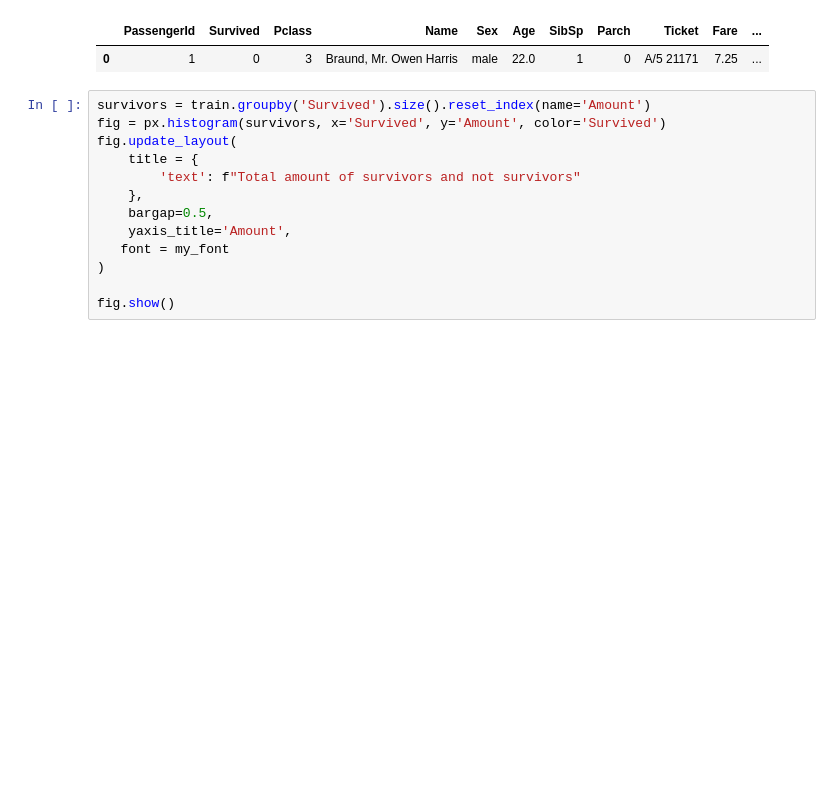
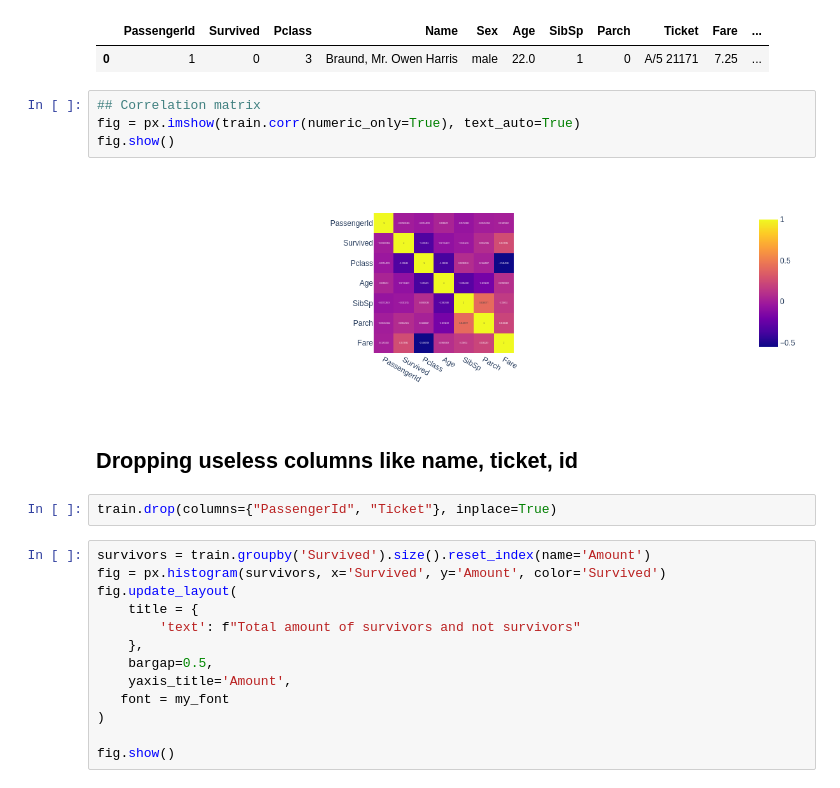
Before and after one commit to auserafim/ai-notebooks, a Jupyter notebook: titanic/titanic.ipynb, the cells around one changed output. Saved outputs shown, nothing was run; the diff lists cells and outputs as text; blank space fills up the shorter version.

```diff
--- a/titanic/titanic.ipynb
+++ b/titanic/titanic.ipynb
@@ -95,6 +97,16 @@ train.head(1)
 # %% [output]
 |  | PassengerId | Survived | Pclass | Name | Sex | Age | SibSp | Parch | Ticket | Fare | ... |
 | 0 | 1 | 0 | 3 | Braund, Mr. Owen Harris | male | 22.0 | 1 | 0 | A/5 21171 | 7.25 | ... |
+# %%
+## Correlation matrix
+fig = px.imshow(train.corr(numeric_only=True), text_auto=True)
+fig.show()
+# %% [output]
+[figure, added]
+# %% [markdown]
+## Dropping useless columns like name, ticket, id
+# %%
+train.drop(columns={"PassengerId", "Ticket"}, inplace=True)
 # %%
 survivors = train.groupby('Survived').size().reset_index(name='Amount')
 fig = px.histogram(survivors, x='Survived', y='Amount', color='Survived')
```
Also changed, not shown: parts of 9 cells of this notebook.
